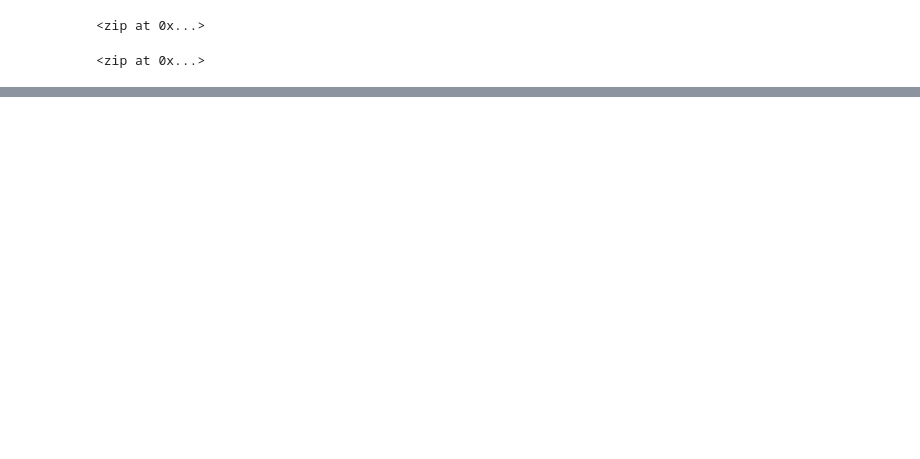
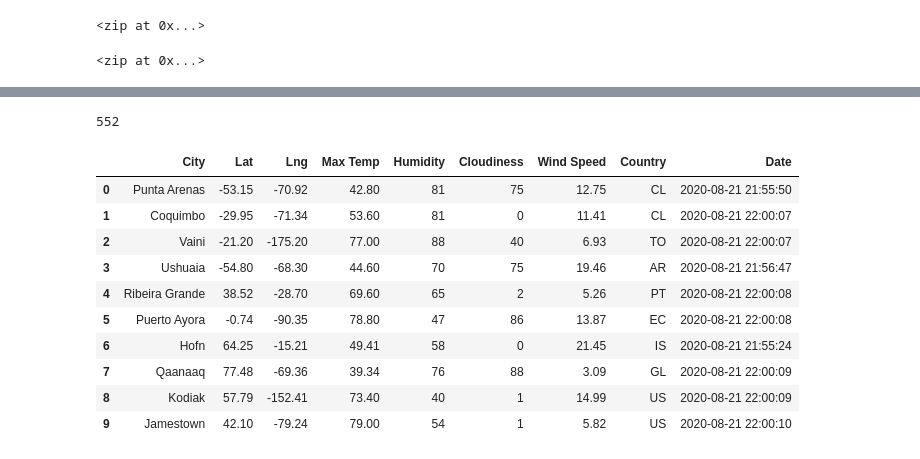
Before and after one commit to Angela-Silveira/World_Weather_Analysis, a Jupyter notebook: WeatherPy.ipynb, the cells around one changed output, grey strips where cells are left out. Cells and saved outputs as stored; diff of their text form; code cells hidden in the pictures; blank space fills up the shorter version.

Commit message:
Adding City DataFrame

```diff
--- a/WeatherPy.ipynb
+++ b/WeatherPy.ipynb
@@ -3,6 +3,10 @@
 import pandas as pd
 import matplotlib.pyplot as plt
 import numpy as np
+import requests
+from config import weather_api_key
+from datetime import datetime
+url = "http://api.openweathermap.org/data/2.5/weather?units=Imperial&APPID=" + weather_api_key
 # %%
 # Create a set of random latitude and longitude combinations.
 lats = np.random.uniform(low=-90.000, high=90.000, size=1500)
@@ -37,0 +120,20 @@ len(cities)
+# %%
+len(city_data)
+# %% [output]
+552
+# %%
+# Convert the array of dictionaries to a Pandas DataFrame.
+city_data_df = pd.DataFrame(city_data)
+city_data_df.head(10)
+# %% [output]
+|  | City | Lat | Lng | Max Temp | Humidity | Cloudiness | Wind Speed | Country | Date |
+| 0 | Punta Arenas | -53.15 | -70.92 | 42.80 | 81 | 75 | 12.75 | CL | 2020-08-21 21:55:50 |
+| 1 | Coquimbo | -29.95 | -71.34 | 53.60 | 81 | 0 | 11.41 | CL | 2020-08-21 22:00:07 |
+| 2 | Vaini | -21.20 | -175.20 | 77.00 | 88 | 40 | 6.93 | TO | 2020-08-21 22:00:07 |
+| 3 | Ushuaia | -54.80 | -68.30 | 44.60 | 70 | 75 | 19.46 | AR | 2020-08-21 21:56:47 |
+| 4 | Ribeira Grande | 38.52 | -28.70 | 69.60 | 65 | 2 | 5.26 | PT | 2020-08-21 22:00:08 |
+| 5 | Puerto Ayora | -0.74 | -90.35 | 78.80 | 47 | 86 | 13.87 | EC | 2020-08-21 22:00:08 |
+| 6 | Hofn | 64.25 | -15.21 | 49.41 | 58 | 0 | 21.45 | IS | 2020-08-21 21:55:24 |
+| 7 | Qaanaaq | 77.48 | -69.36 | 39.34 | 76 | 88 | 3.09 | GL | 2020-08-21 22:00:09 |
+| 8 | Kodiak | 57.79 | -152.41 | 73.40 | 40 | 1 | 14.99 | US | 2020-08-21 22:00:09 |
+| 9 | Jamestown | 42.10 | -79.24 | 79.00 | 54 | 1 | 5.82 | US | 2020-08-21 22:00:10 |
```
Also changed, not shown: parts of 4 cells of this notebook, 3 other files.
